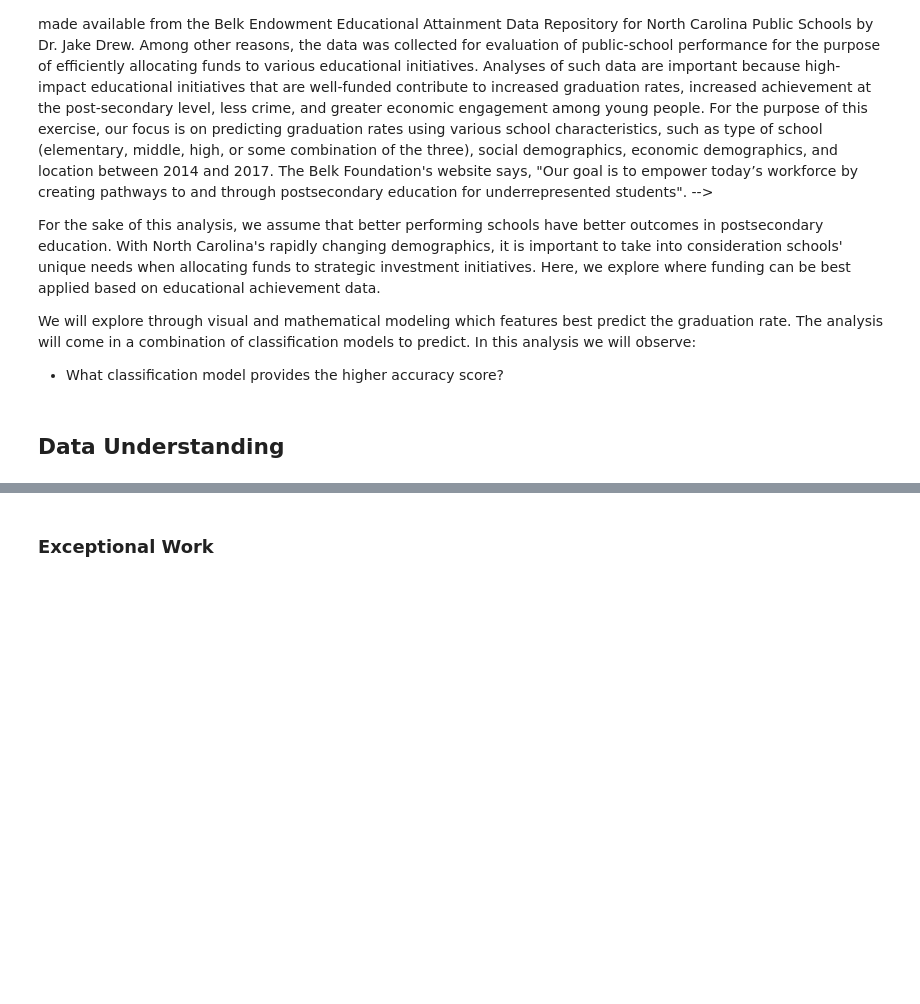
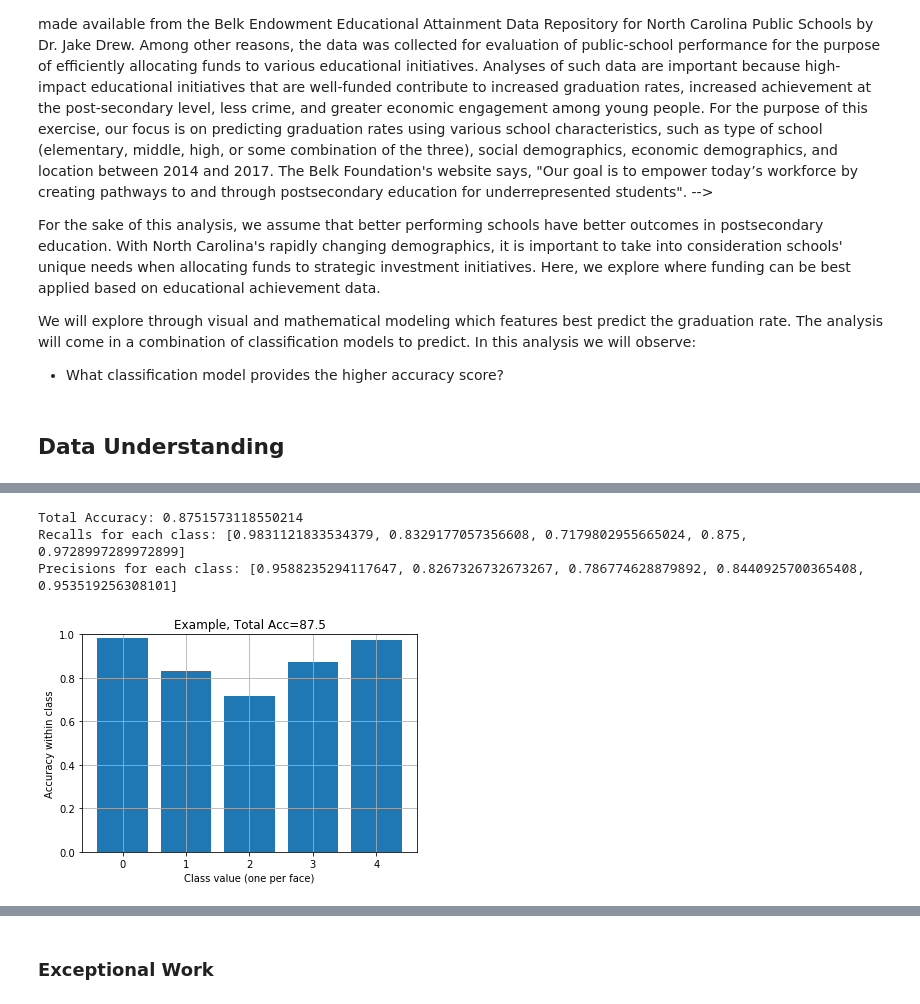
Before and after one commit to fredpoon/ds_7331_jyrf_eda, a Jupyter notebook: grp4_lab2_jyrf.ipynb, the cells around one changed output, grey strips where cells are left out. Cells and saved outputs as stored; diff of their text form; code cells hidden in the pictures; blank space fills up the shorter version.

```diff
--- a/grp4_lab2_jyrf.ipynb
+++ b/grp4_lab2_jyrf.ipynb
@@ -21,0 +428,19 @@ We will explore through visual and mathematical modeling which features best pre
+# %%
+# Convert X_sm to 200 principal components
+pca = PCA(n_components=40)
+X_sm_pca40 = pca.fit_transform(X_sm_scal)
+
+#Training using Oversample Method
+for train_indices, test_indices in cv_object.split(X_sm_pca40,y_sm):
+
+    X_train = X_sm.values[train_indices]
+    y_train = y_sm.values[train_indices]
+
+    X_test = X_sm.values[test_indices]
+    y_test = y_sm.values[test_indices]
+
+clfsm=RandomForestClassifier(n_estimators=100)
+clfsm.fit(X_train,y_train)
+y_pred_sm=clfsm.predict(X_test)
+
+print("Accuracy:",metrics.accuracy_score(y_test, y_pred_sm))
@@ -21,0 +669,53 @@ We will explore through visual and mathematical modeling which features best pre
+# %%
+# Compare input and predictions
+y=y_test
+yhat=y_pred_sm
+
+# get various measures of performance
+total_accuracy = mt.accuracy_score(y, yhat)
+
+rec_tot = []
+prec_tot = []
+
+for cls in np.unique(y):
+    idx = (y==cls) # get classes
+    ytmp_actual = np.zeros(y.shape) # make binary class problem
+    ytmp_actual[idx] = 1 # set the instances for this specific class
+
+    ytmp_predicted = np.zeros(y.shape) # binary prediction array
+    ytmp_predicted[yhat==cls] = 1
+
+    #num_in_class = sum(idx)
+
+    rec = mt.recall_score(ytmp_actual, ytmp_predicted)
+    prec = mt.precision_score(ytmp_actual, ytmp_predicted)
+    rec_tot.append(rec)
+    prec_tot.append(prec)
+
+print ('Total Accuracy:',total_accuracy)
+print ('Recalls for each class:',rec_tot)
+print ('Precisions for each class:',prec_tot)
+# %% [output]
+Total Accuracy: 0.8751573118550214
+Recalls for each class: [0.9831121833534379, 0.8329177057356608, 0.7179802955665024, 0.875, 0.9728997289972899]
+Precisions for each class: [0.9588235294117647, 0.8267326732673267, 0.786774628879892, 0.8440925700365408, 0.953519256308101]
+# %%
+def per_class_accuracy(y,yhat):
+    conf = mt.confusion_matrix(y,yhat)
+    norm_conf = conf.astype('float') / conf.sum(axis=1)[:, np.newaxis]
+    return np.diag(norm_conf)
+
+def plot_class_acc(ytrue,yhat, title=''):
+    acc_list = per_class_accuracy(ytrue,yhat)
+    plt.bar(range(len(acc_list)), acc_list)
+    plt.xlabel('Class value (one per face)')
+    plt.ylabel('Accuracy within class')
+    plt.title(title+", Total Acc=%.1f"%(100*mt.accuracy_score(ytrue,yhat)))
+    plt.grid()
+    plt.ylim([0,1])
+    plt.show()
+
+
+plot_class_acc(y,yhat,title="Example")
+# %% [output]
+[figure, added]
```
Also changed, not shown: parts of 52 cells of this notebook.
